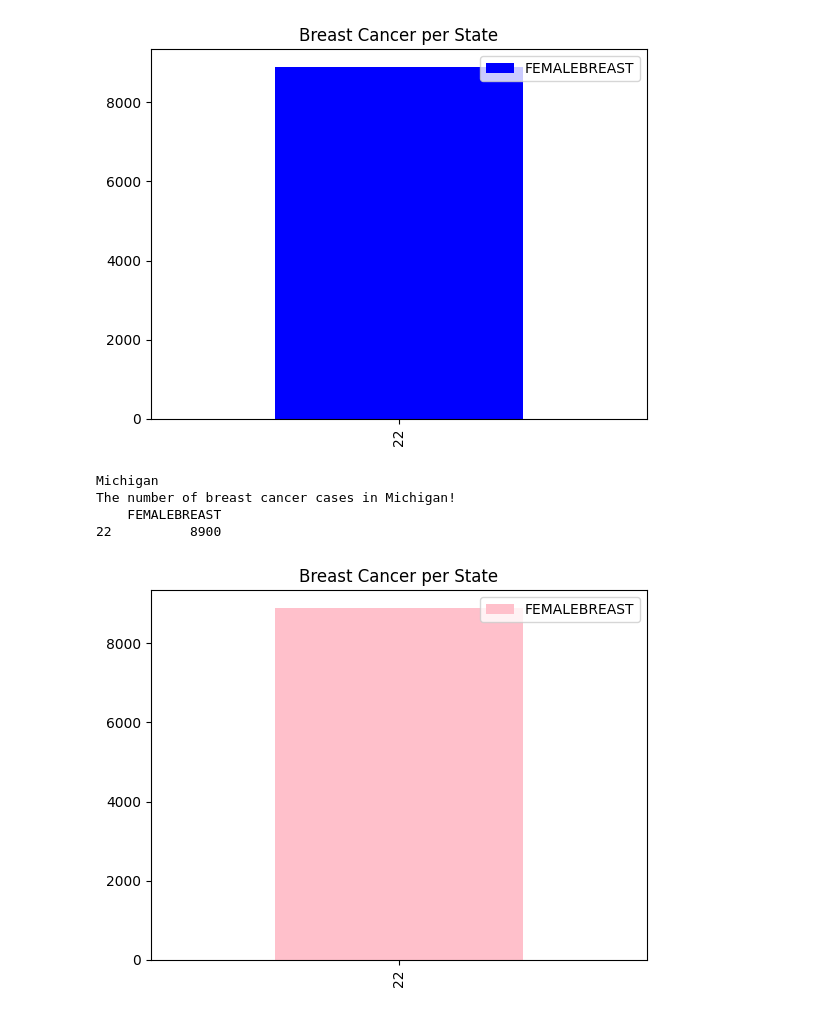
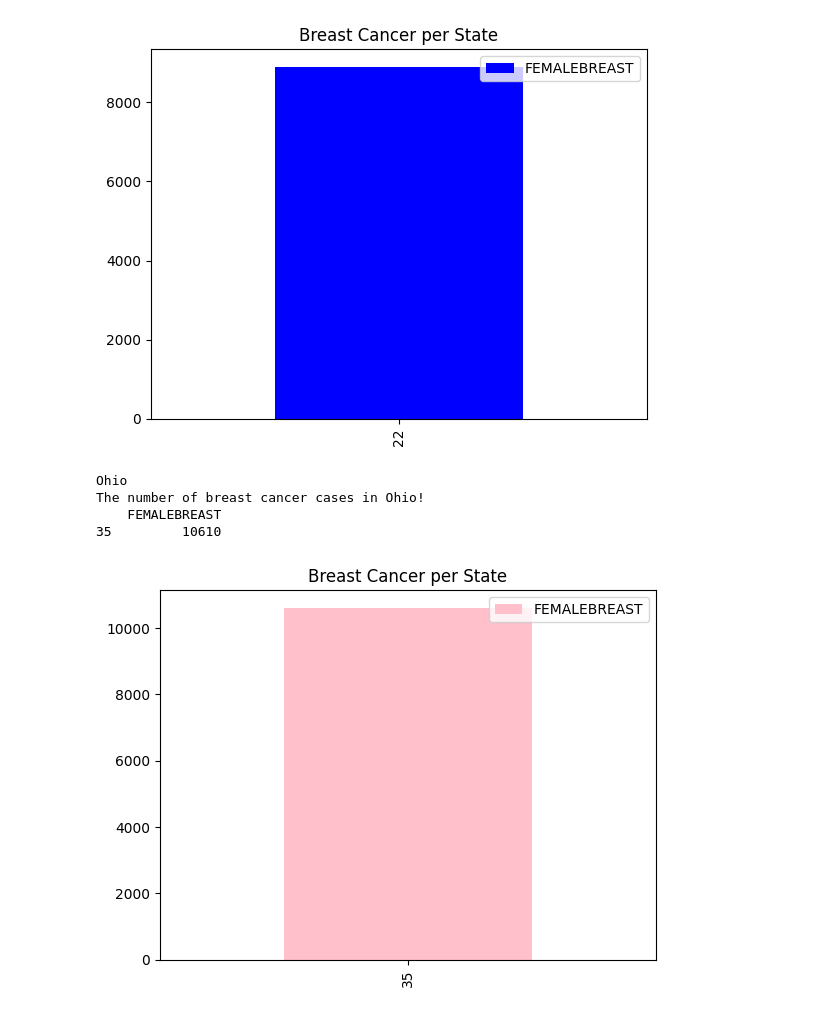
Before and after one commit to bjhdecember/Cancer, a Jupyter notebook: Cancer/Breastcancer.ipynb, the cells around one changed output. Saved outputs shown, nothing was run; the diff lists cells and outputs as text; code cells hidden in the pictures.

```diff
--- a/Cancer/Breastcancer.ipynb
+++ b/Cancer/Breastcancer.ipynb
@@ -199,31 +175,27 @@ The number of breast cancer cases in Michigan!
 22          8900
 [figure]
 # %%
-import pandas as pd
 import matplotlib.pyplot as plt
-import matplotlib as mpl
-import numpy as py
-
-df = pd.read_excel(r'C:\Users\barba\OneDrive\Documents\Breast_Cancer\Data\Cancer_Data.xlsx')
+df = pd.read_excel(r'Data/Cancer_Data.xlsx')
 
 
 Look_State = input('What state do you want:')
 print(Look_State)
 
 print("The number of breast cancer cases in " + Look_State + "!")
 
 
 df = df.loc[df['STATE']==Look_State,['FEMALEBREAST']]
 #print("KEYS",df.keys())
 print(df)
 
 df.plot(kind = 'bar', y = 'FEMALEBREAST',
         color = 'pink', title = 'Breast Cancer per State')
 
 plt.show(df.plot)
 # %% [output]
-Michigan
-The number of breast cancer cases in Michigan!
+Ohio
+The number of breast cancer cases in Ohio!
     FEMALEBREAST
-22          8900
+35         10610
-[figure, old version]
+[figure, new version]
```
Also changed, not shown: parts of 6 cells of this notebook.
